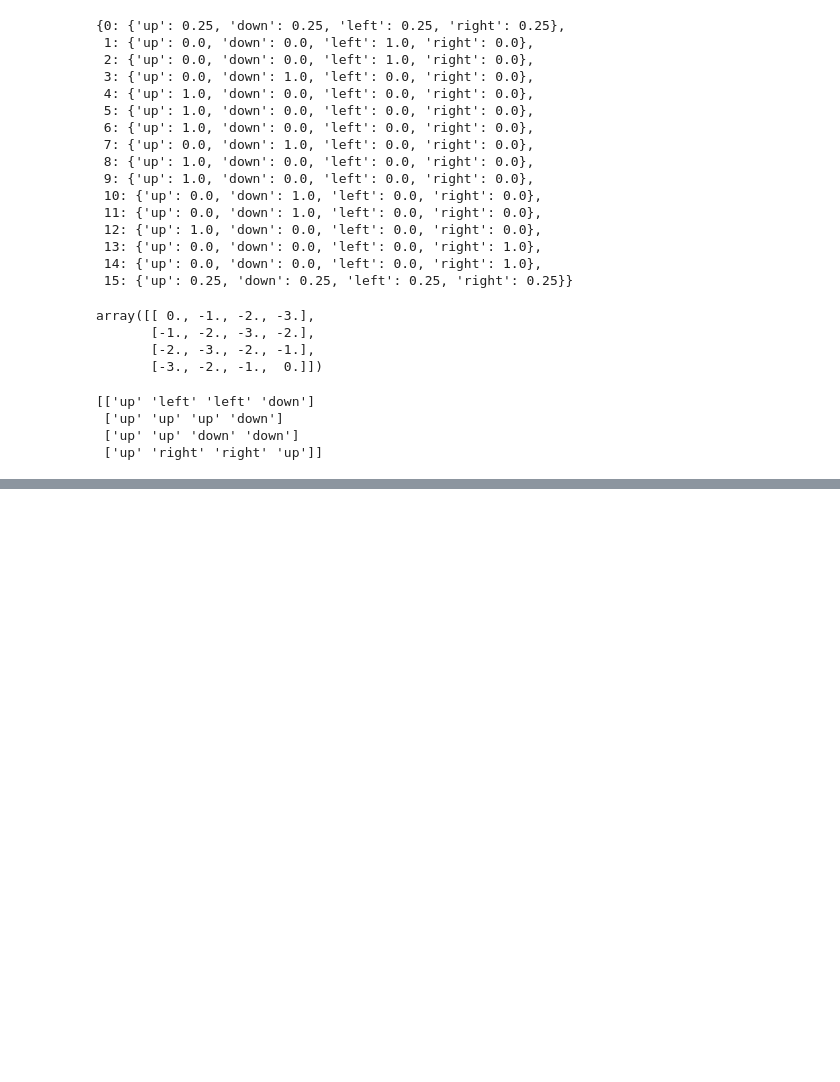
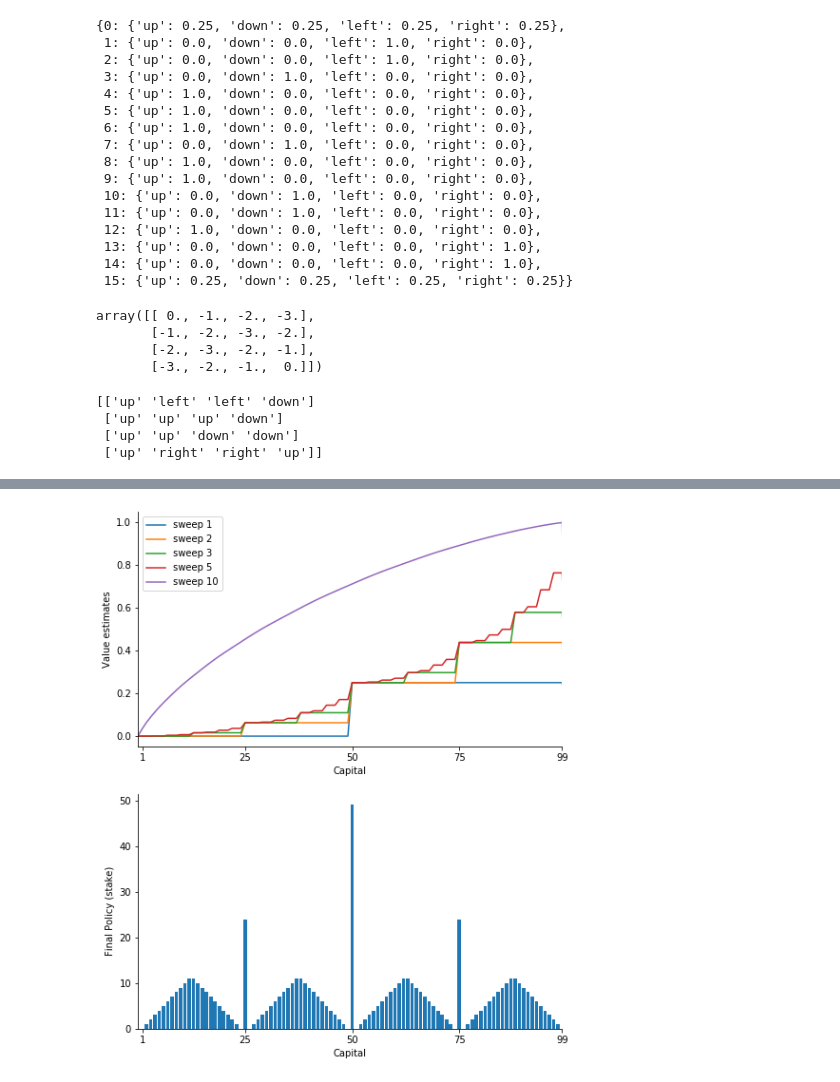
Before and after one commit to 8horn/reinforcement-learning-book, a Jupyter notebook: Dynamic-Programming.ipynb, the cells around one changed output, grey strips where cells are left out. Cells and saved outputs as stored; diff of their text form; code cells hidden in the pictures; blank space fills up the shorter version.

```diff
--- a/Dynamic-Programming.ipynb
+++ b/Dynamic-Programming.ipynb
@@ -266,0 +433,4 @@ print(optimal_policy)
+# %%
+plot_results(p_head=0.25)
+# %% [output]
+[figure, added]
```
Also changed, not shown: parts of 17 cells of this notebook, 3 other files.
